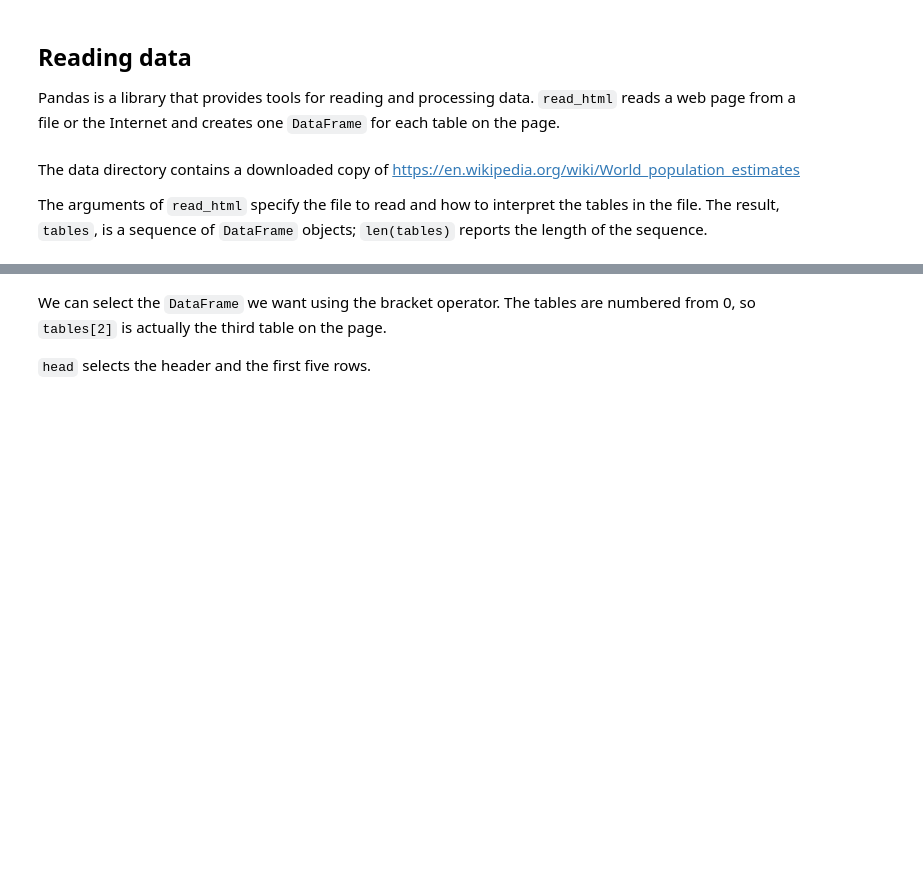
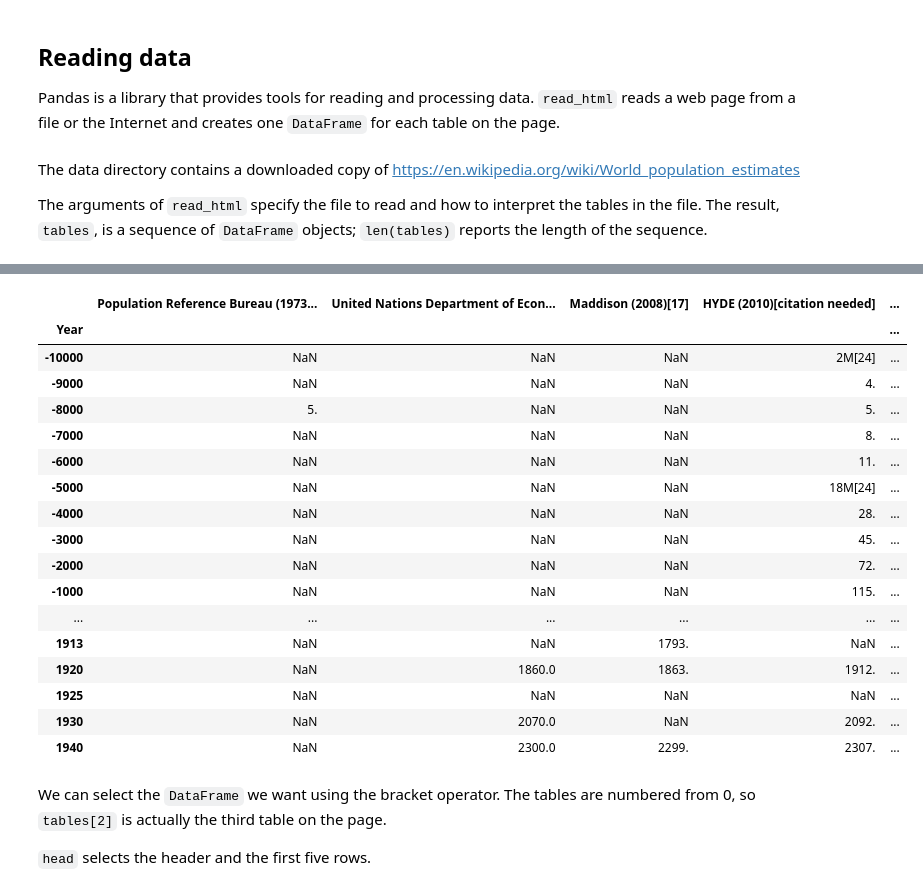
Before and after one commit to OwenZzzzOrganization/ModSimPy, a Jupyter notebook: notebooks/chap05.ipynb, the cells around one changed output, grey strips where cells are left out. Cells and saved outputs as stored; diff of their text form; code cells hidden in the pictures; blank space fills up the shorter version.

```diff
--- a/notebooks/chap05.ipynb
+++ b/notebooks/chap05.ipynb
@@ -32,3 +34,24 @@ len(tables)
+# %%
+tables[1]
+# %% [output]
+|  | Population Reference Bureau (1973... | United Nations Department of Econ... | Maddison (2008)[17] | HYDE (2010)[citation needed] | ... |
+| Year |  |  |  |  | ... |
+| -10000 | NaN | NaN | NaN | 2M[24] | ... |
+| -9000 | NaN | NaN | NaN | 4. | ... |
+| -8000 | 5. | NaN | NaN | 5. | ... |
+| -7000 | NaN | NaN | NaN | 8. | ... |
+| -6000 | NaN | NaN | NaN | 11. | ... |
+| -5000 | NaN | NaN | NaN | 18M[24] | ... |
+| -4000 | NaN | NaN | NaN | 28. | ... |
+| -3000 | NaN | NaN | NaN | 45. | ... |
+| -2000 | NaN | NaN | NaN | 72. | ... |
+| -1000 | NaN | NaN | NaN | 115. | ... |
+| ... | ... | ... | ... | ... | ... |
+| 1913 | NaN | NaN | 1793. | NaN | ... |
+| 1920 | NaN | 1860.0 | 1863. | 1912. | ... |
+| 1925 | NaN | NaN | NaN | NaN | ... |
+| 1930 | NaN | 2070.0 | NaN | 2092. | ... |
+| 1940 | NaN | 2300.0 | 2299. | 2307. | ... |
 # %% [markdown]
 We can select the `DataFrame` we want using the bracket operator.  The tables are numbered from 0, so `tables[2]` is actually the third table on the page.
 
```
Also changed, not shown: parts of 30 cells of this notebook, 2 other files.
